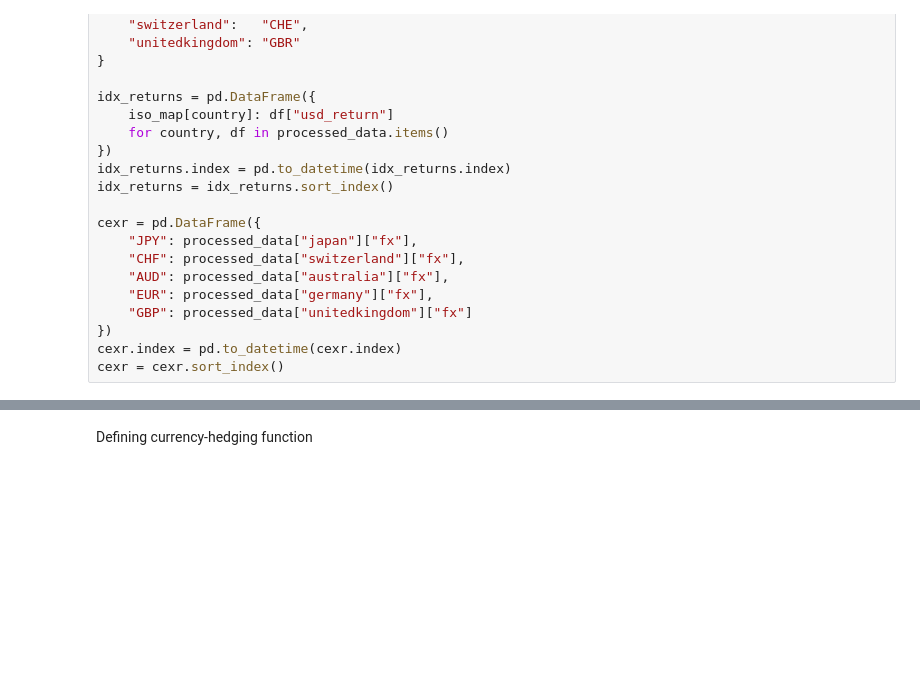
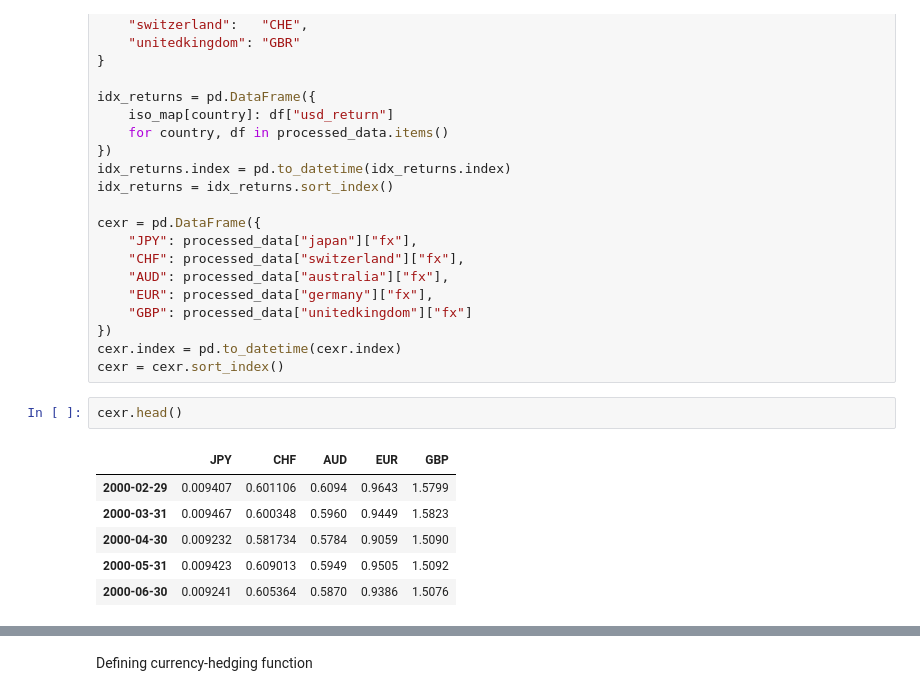
Before and after one commit to R4ff67/Investments, a Jupyter notebook: Q2-3.ipynb, the cells around one changed output, grey strips where cells are left out. Drawn from its saved outputs; the diff is of its cells as text; blank space fills up the shorter version.

```diff
--- a/Q2-3.ipynb
+++ b/Q2-3.ipynb
@@ -384,3 +401,12 @@ cexr = pd.DataFrame({
 })
 cexr.index = pd.to_datetime(cexr.index)
 cexr = cexr.sort_index()
+# %%
+cexr.head()
+# %% [output]
+|  | JPY | CHF | AUD | EUR | GBP |
+| 2000-02-29 | 0.009407 | 0.601106 | 0.6094 | 0.9643 | 1.5799 |
+| 2000-03-31 | 0.009467 | 0.600348 | 0.5960 | 0.9449 | 1.5823 |
+| 2000-04-30 | 0.009232 | 0.581734 | 0.5784 | 0.9059 | 1.5090 |
+| 2000-05-31 | 0.009423 | 0.609013 | 0.5949 | 0.9505 | 1.5092 |
+| 2000-06-30 | 0.009241 | 0.605364 | 0.5870 | 0.9386 | 1.5076 |
```
Also changed, not shown: parts of 2 cells of this notebook, 1 other file.
